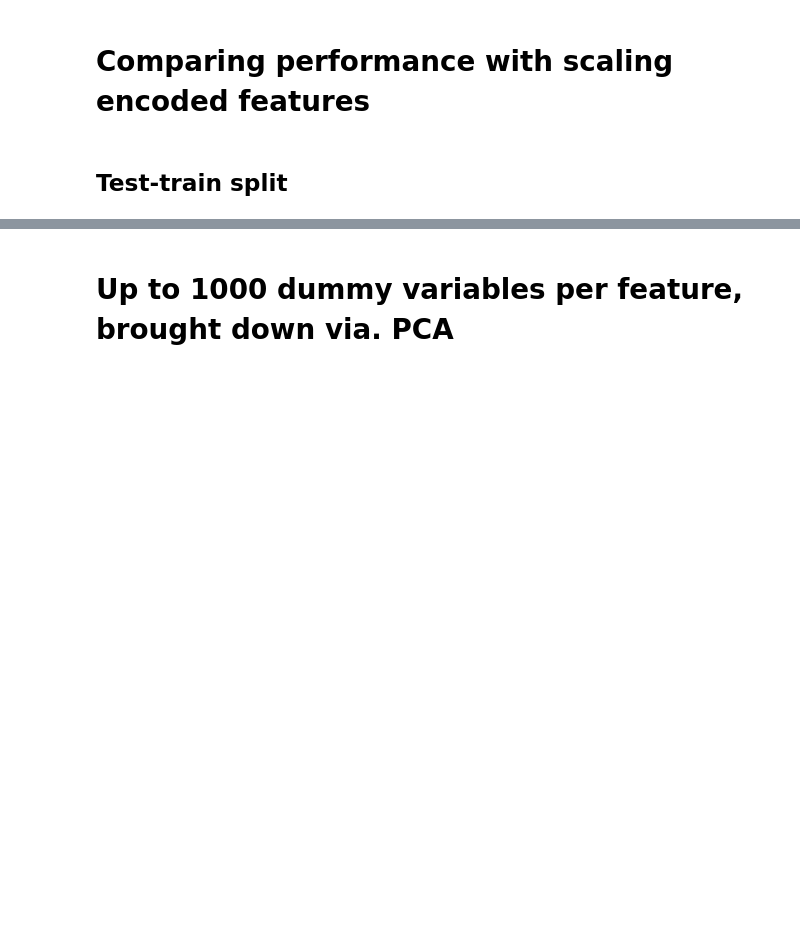
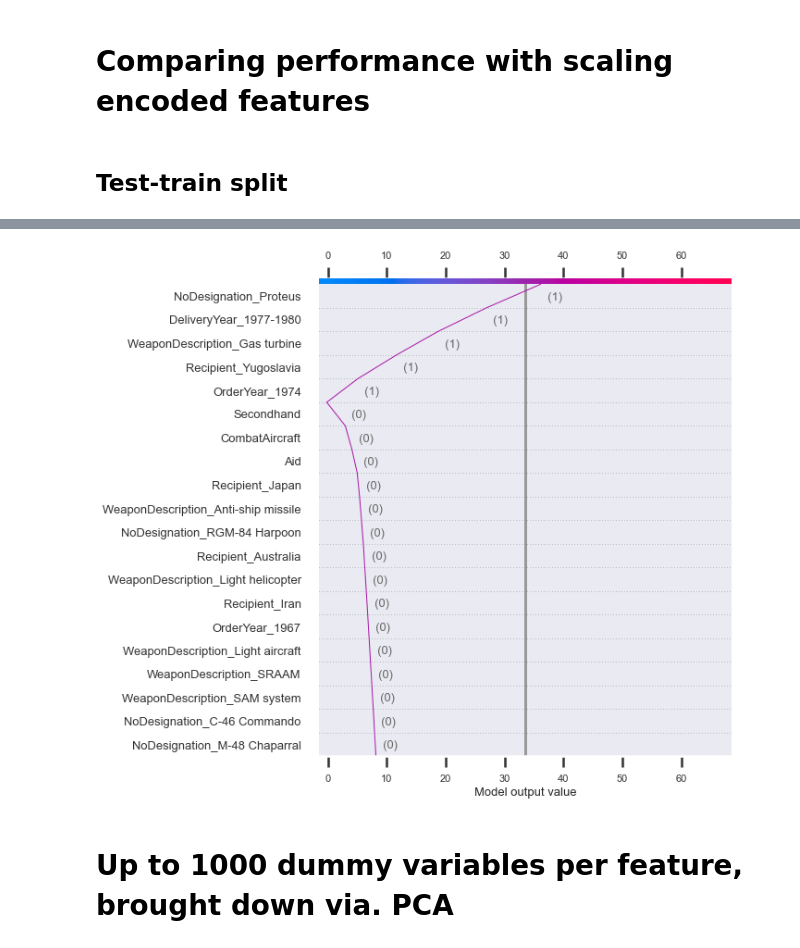
Before and after one commit to MichaelBurak/arms-trade-analysis, a Jupyter notebook: sipri-trades.ipynb, the cells around one changed output, grey strips where cells are left out. Drawn from its saved outputs; the diff is of its cells as text; code cells hidden in the pictures; blank space fills up the shorter version.

```diff
--- a/sipri-trades.ipynb
+++ b/sipri-trades.ipynb
@@ -1936,3 +2147,12 @@ F1 weighted is 0.8864428581989338 at 1000 features taking 187.7344150543213.
+# %%
+
+select = range(20)
+features = X_test.iloc[select]
+features_display = X_test.loc[features.index]
+shap_values = explainer.shap_values(features)[0]
+shap.decision_plot(explainer.expected_value, shap_values, features_display,feature_names=list(X_test.columns.values))
+# %% [output]
+[figure, added]
 # %% [markdown]
 # Up to 1000 dummy variables per feature, brought down via. PCA
 # %%
```
Also changed, not shown: parts of 55 cells of this notebook, 3 other files.
